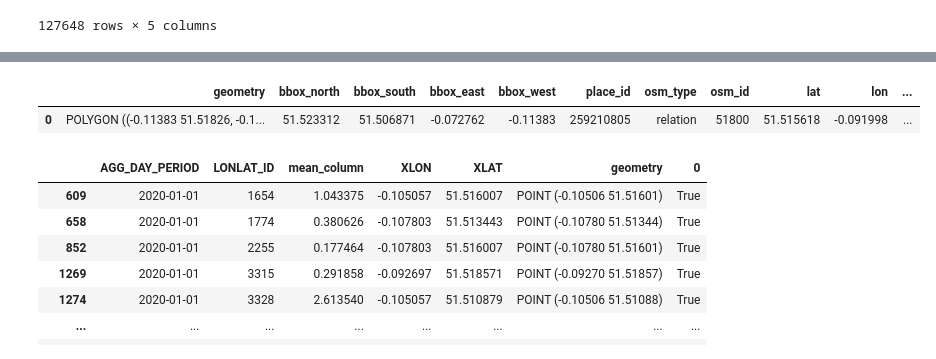
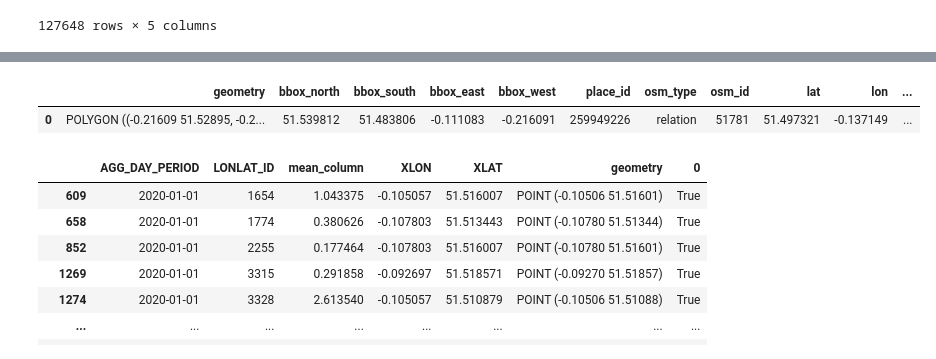
Before and after one commit to Felioxx/Mobile-ity-Scope, a Jupyter notebook: first_steps_python/first_steps.ipynb, the cells around one changed output, grey strips where cells are left out. Drawn from its saved outputs; the diff is of its cells as text; code cells hidden in the pictures.

```diff
--- a/first_steps_python/first_steps.ipynb
+++ b/first_steps_python/first_steps.ipynb
@@ -83,19 +83,25 @@ movement_df_01_01_tiles.plot(x="XLON", y="XLAT", kind="scatter",c="mean_column",
 # %%
 import osmnx as ox
 import geopandas as gpd
-from ipyleaflet import Map, Marker, GeoData, basemaps, LayersControl, Popup, Heatmap
+from ipyleaflet import Map, Marker, GeoData, basemaps, LayersControl, Popup, Heatmap, Choropleth
 from ipywidgets import HTML
 import pandas as pd
 
 # Specify the area of interest
 place_name = "City of London, England, UK"
 
 # Get place boundary related to the place name as a geodataframe
 area = ox.geocode_to_gdf(place_name)
-area
+
+# Specify the area of interest
+westminster = "Westminster, England, UK"
+
+# Get place boundary related to the place name as a geodataframe
+westminster = ox.geocode_to_gdf(westminster)
+westminster
 # %% [output]
 |  | geometry | bbox_north | bbox_south | bbox_east | bbox_west | place_id | osm_type | osm_id | lat | lon | ... |
-| 0 | POLYGON ((-0.11383 51.51826, -0.1... | 51.523312 | 51.506871 | -0.072762 | -0.11383 | 259210805 | relation | 51800 | 51.515618 | -0.091998 | ... |
+| 0 | POLYGON ((-0.21609 51.52895, -0.2... | 51.539812 | 51.483806 | -0.111083 | -0.216091 | 259949226 | relation | 51781 | 51.497321 | -0.137149 | ... |
 # %%
 
 movement_df = gpd.GeoDataFrame(
```
Also changed, not shown: parts of 12 cells of this notebook, 20 other files.
